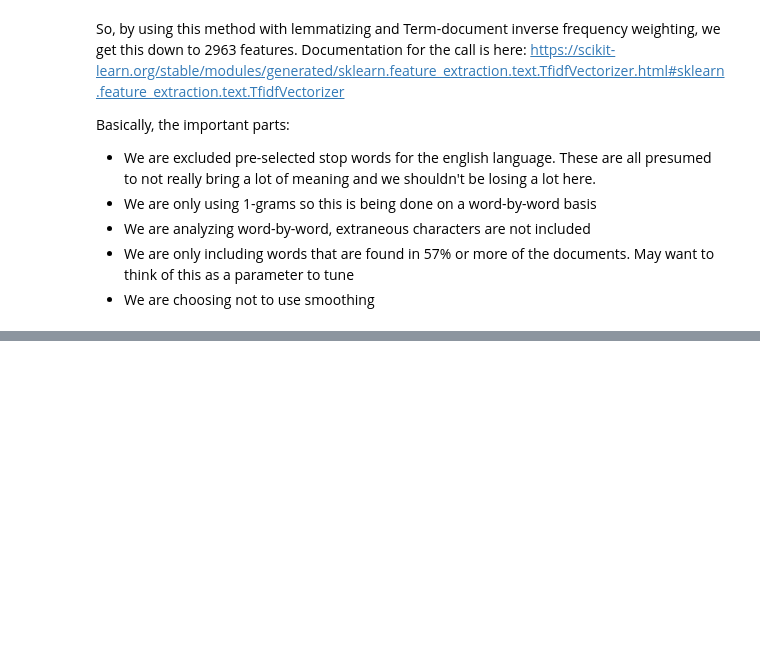
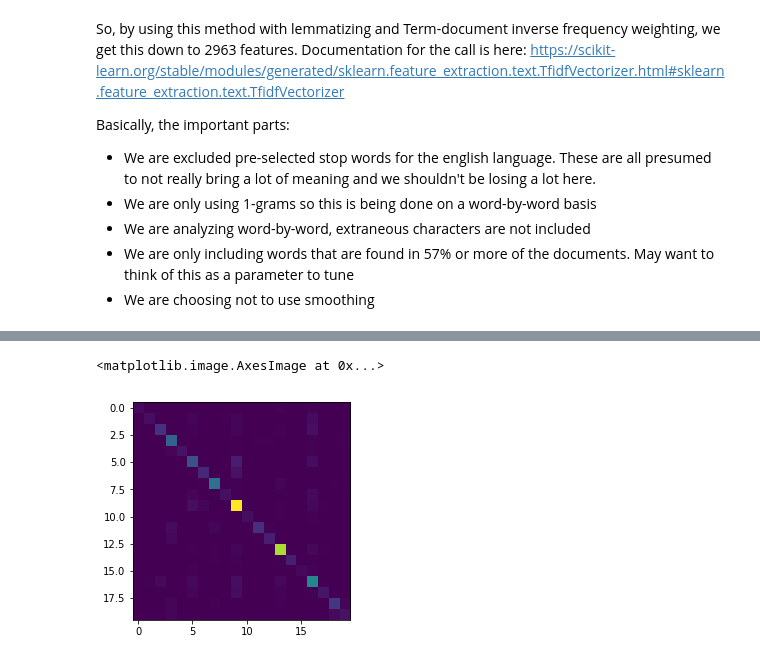
Before and after one commit to boudrejp/w207_supplemental, a Jupyter notebook: Week7/recipe_john.ipynb, the cells around one changed output, grey strips where cells are left out. Saved outputs shown, nothing was run; the diff lists cells and outputs as text; code cells hidden in the pictures; blank space fills up the shorter version.

```diff
--- a/Week7/recipe_john.ipynb
+++ b/Week7/recipe_john.ipynb
@@ -262,0 +303,10 @@ Basically, the important parts:
+# %%
+from sklearn.linear_model import LogisticRegression
+from sklearn.metrics import confusion_matrix
+
+log_clf = LogisticRegression().fit(X = X_train, y = y_train)
+log_preds = log_clf.predict(X_valid)
+log_accuracy = accuracy_score(y_pred=log_preds, y_true=y_valid)
+print("Logistic Regression results:")
+print(log_accuracy)
+print(confusion_matrix(y_pred=log_preds, y_true=y_valid))
@@ -262,0 +331,5 @@ Basically, the important parts:
+# %%
+plt.imshow(confusion_matrix(y_pred=log_preds, y_true=y_valid))
+# %% [output]
+<matplotlib.image.AxesImage at 0x...>
+[figure, added]
```
Also changed, not shown: parts of 20 cells of this notebook.
